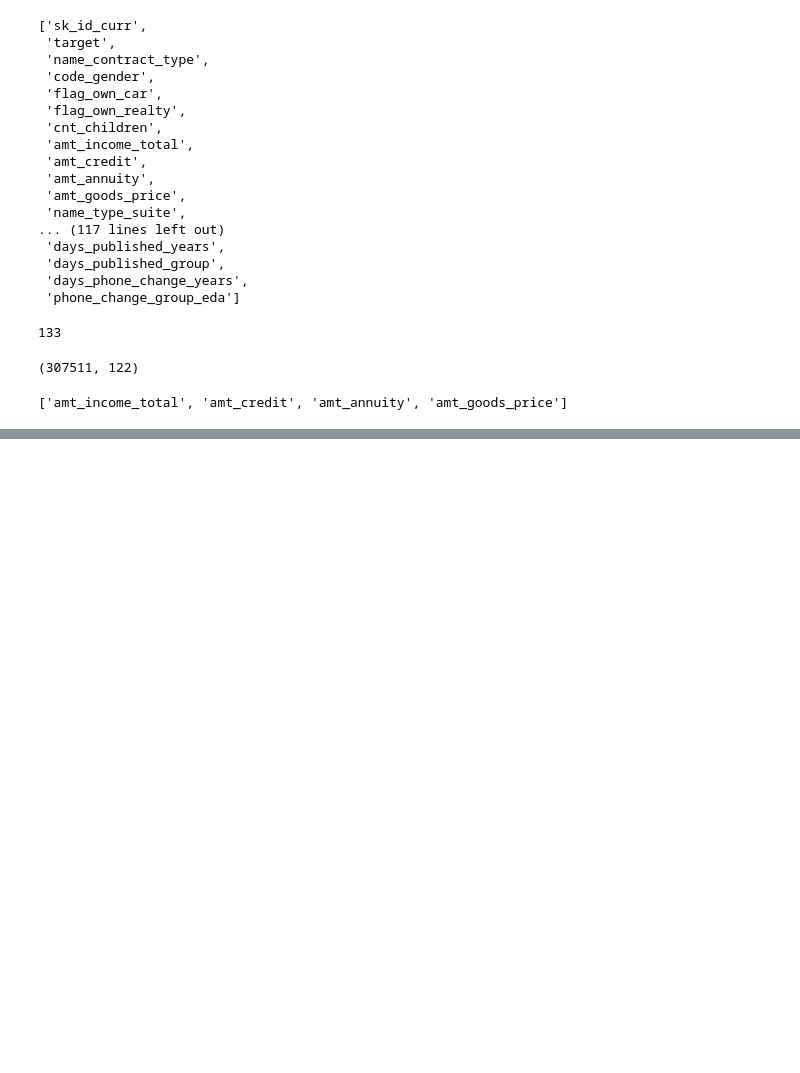
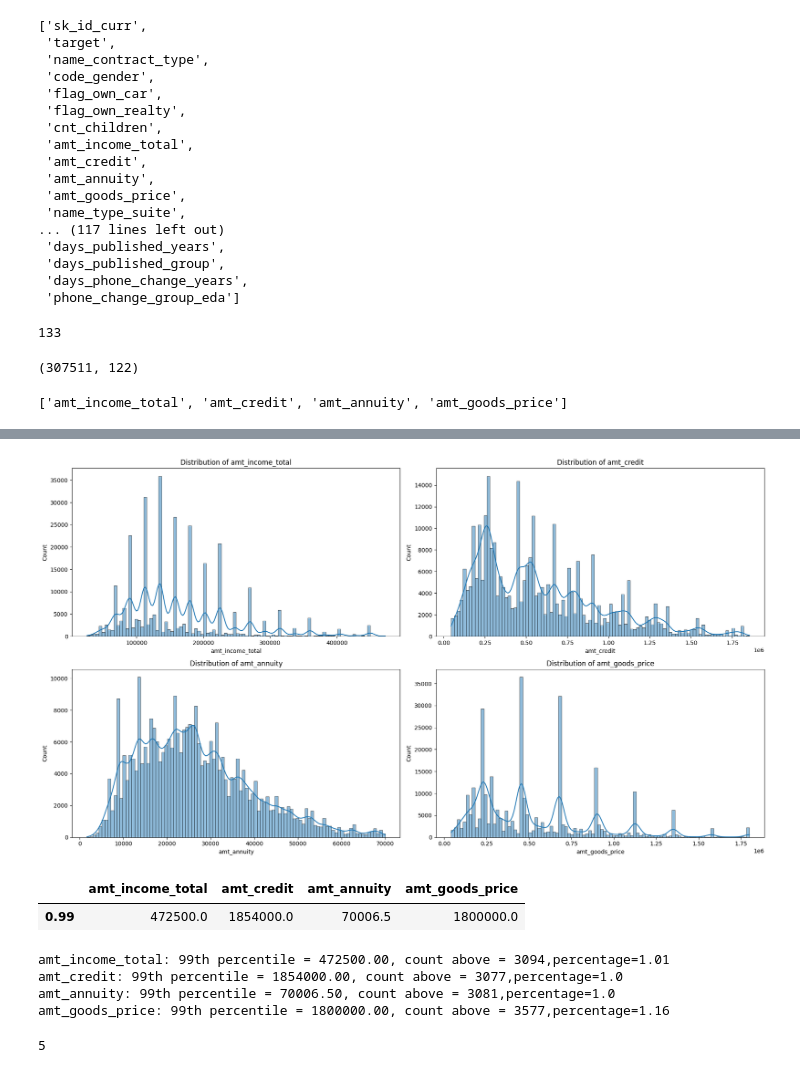
Before and after one commit to Roxy099/data_science_project, a Jupyter notebook: notebooks/baseline_model.ipynb, the cells around one changed output, grey strips where cells are left out. Saved outputs shown, nothing was run; the diff lists cells and outputs as text; code cells hidden in the pictures; blank space fills up the shorter version.

```diff
--- a/notebooks/baseline_model.ipynb
+++ b/notebooks/baseline_model.ipynb
@@ -1914,0 +1951,43 @@ amt_related_features
+# %%
+fig, axes = plt.subplots(2, 2, figsize=(18, 10))
+for ax, feature in zip(axes.flat, amt_related_features):
+    quantile_99=application_df[feature].quantile(0.99)
+    sns.histplot(x=application_df[feature][application_df[feature]<=quantile_99], kde=True,bins=100,ax=ax)
+    ax.set_title(f'Distribution of {feature}')
+    ax.set_xlabel(feature)
+    ax.set_ylabel('Count')
+
+plt.tight_layout()
+plt.show()
+# %% [output]
+[figure, added]
+# %%
+quantile_99=application_df[amt_related_features].quantile([0.99])
+quantile_99
+# %% [output]
+|  | amt_income_total | amt_credit | amt_annuity | amt_goods_price |
+| 0.99 | 472500.0 | 1854000.0 | 70006.5 | 1800000.0 |
+# %%
+for feature in amt_related_features:
+    quantile_99 = application_df[feature].quantile(0.99)
+
+    count = (application_df[feature] >= quantile_99).sum()
+    percentage=round((count/application_df.shape[0])*100,2)
+
+    print(
+        f'{feature}: '
+        f'99th percentile = {quantile_99:.2f}, '
+        f'count above = {count},'
+        f'percentage={percentage}'
+    )
+# %% [output]
+amt_income_total: 99th percentile = 472500.00, count above = 3094,percentage=1.01
+amt_credit: 99th percentile = 1854000.00, count above = 3077,percentage=1.0
+amt_annuity: 99th percentile = 70006.50, count above = 3081,percentage=1.0
+amt_goods_price: 99th percentile = 1800000.00, count above = 3577,percentage=1.16
+# %%
+application_df['income_bands']=pd.qcut(application_df['amt_income_total'],
+                                       q=5,duplicates='drop')
+application_df['income_bands'].nunique()
+# %% [output]
+5
```
Also changed, not shown: parts of 22 cells of this notebook.
